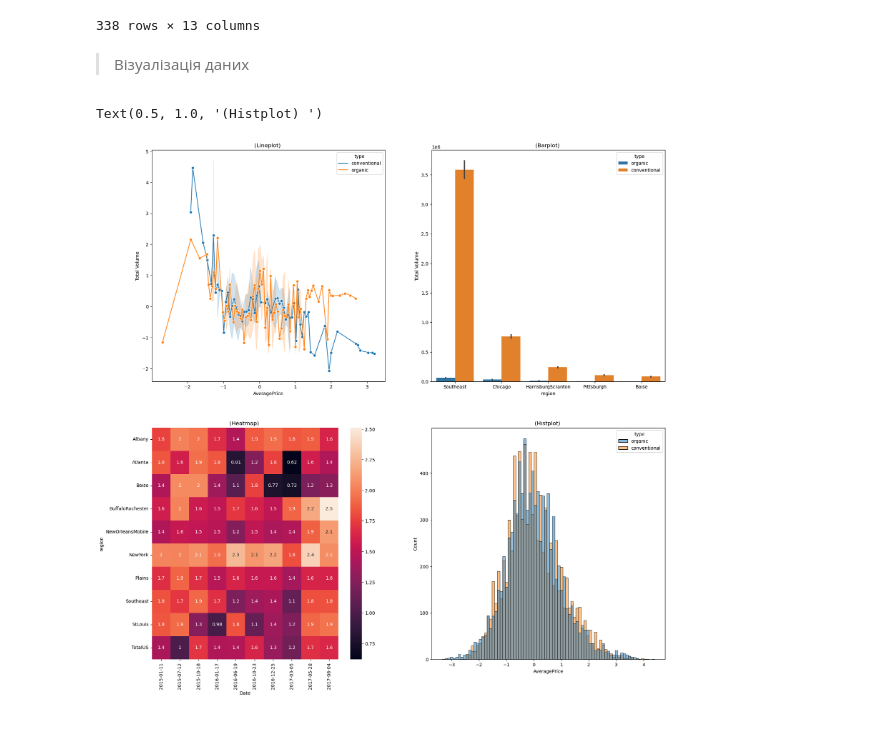
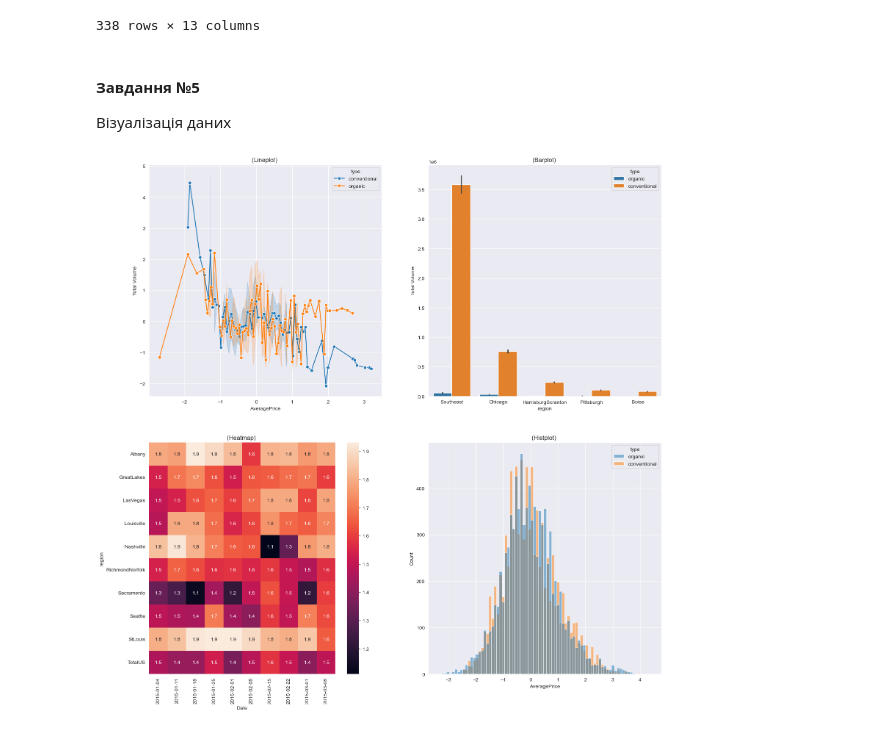
Before and after one commit to BerVol57/SP, a Jupyter notebook: Coursework/main.ipynb, the cells around one changed output. Drawn from its saved outputs; the diff is of its cells as text; code cells hidden in the pictures.

```diff
--- a/Coursework/main.ipynb
+++ b/Coursework/main.ipynb
@@ -47,8 +52,10 @@ $$\frac{1}{\sigma\sqrt{2\pi}}\exp\left(-\frac{(x-\mu)^2}{2\sigma^2}\right)$$
 import matplotlib.pyplot as plt
 import seaborn as sns
 import pandas as pd
+import numpy as np
 import warnings
-import math
+
+sns.set_style("darkgrid")
 
 warnings.filterwarnings('ignore')
 print("Setup complete")
@@ -142,34 +156,35 @@ standartization(df[df["region"]=="TotalUS"])
 | 0 | 2018-03-25 | -0.356147 | 1.581342 | 0.858150 | 0.216166 | -0.371432 | 2.286204 | 2.507059 | 1.510768 | ... |
 338 rows × 13 columns
 # %% [markdown]
-> Візуалізація даних
+#### Завдання №5
+Візуалізація даних
 # %%
-fig, axes = plt.subplots(2, 2, figsize=(20, 20))
+fig, axes = plt.subplots(2, 2, figsize=(18, 18))
 
 sns.lineplot(
     ax = axes[0, 0], data = standartization(df[df["region"]=="TotalUS"]),
     x = "AveragePrice", y = "Total Volume", hue = "type",
     marker = "o"
 )
 axes[0, 0].set_title("(Lineplot) ")
 
 sns.barplot(
     ax = axes[0, 1], data = df[df["region"].isin(list(df["region"].head()))], x = "region", y = "Total Volume",
     hue = "type"
 )
 axes[0, 1].set_title("(Barplot) ")
 
 sns.heatmap(
-    ax = axes[1, 0], data = df.loc[(df["type"]=="organic")&(df["region"].isin(list(set(list(df["region"])))[:10]))&(df["Date"].isin(list(set(list(df["Date"])))[:10]))].pivot(index="region", columns="Date", values="AveragePrice"),
+    ax = axes[1, 0], data = df.loc[(df["type"]=="organic")&(df["region"].isin(list(set(list(df["region"])))[:10]))&(df["Date"].isin(sorted(list(set(list(df["Date"]))))[:10]))].pivot(index="region", columns="Date", values="AveragePrice"),
     annot = True
 )
 axes[1, 0].set_title("(Heatmap) ")
 
 sns.histplot(
     ax = axes[1, 1], data = standartization(df),
     x = "AveragePrice", stat = "count", hue = "type"
 )
 axes[1, 1].set_title("(Histplot) ")
+display()
 # %% [output]
-Text(0.5, 1.0, '(Histplot) ')
-[figure, old version]
+[figure, new version]
```
Also changed, not shown: parts of 23 cells of this notebook.
